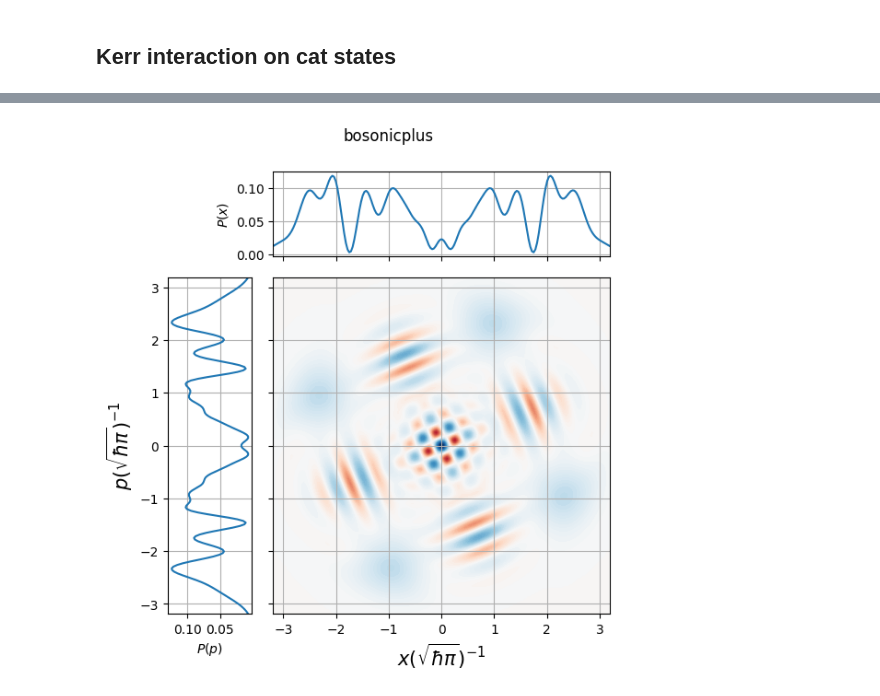
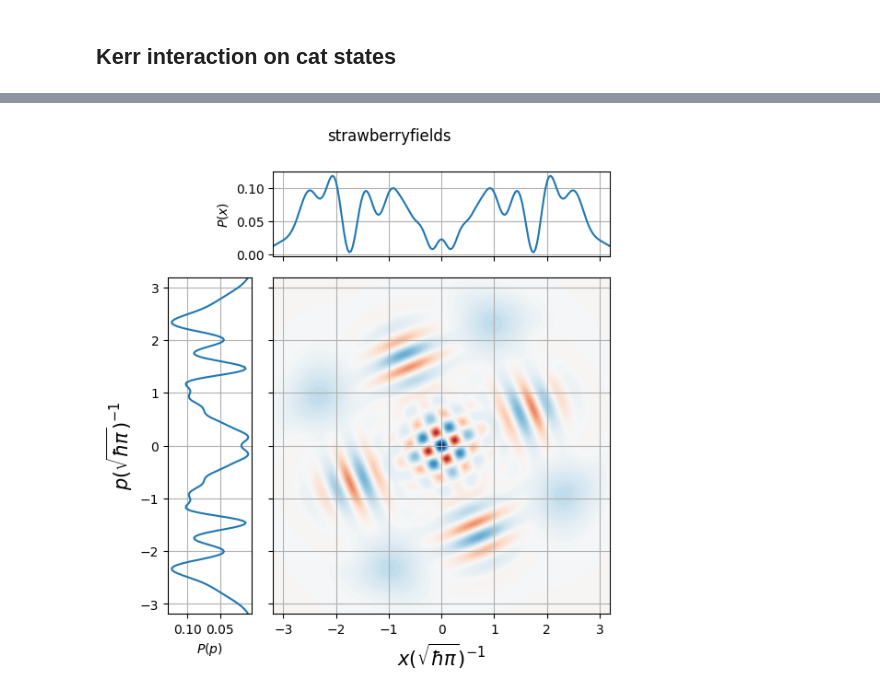
Before and after one commit to qpit/lcg_plus, a Jupyter notebook: Kerr-interaction.ipynb, the cells around one changed output, grey strips where cells are left out. Drawn from its saved outputs; the diff is of its cells as text; code cells hidden in the pictures.

```diff
--- a/Kerr-interaction.ipynb
+++ b/Kerr-interaction.ipynb
@@ -318,5 +383,5 @@ Total simulation time with strawberryfields 0.0959782600402832
 # %%
-plot_wigner_marginals(W_fock,x,x,'bosonicplus')
+plot_wigner_marginals(W_fock,x,x,'strawberryfields')
 plt.show()
 # %% [output]
-[figure, old version]
+[figure, new version]
```
Also changed, not shown: parts of 13 cells of this notebook.
